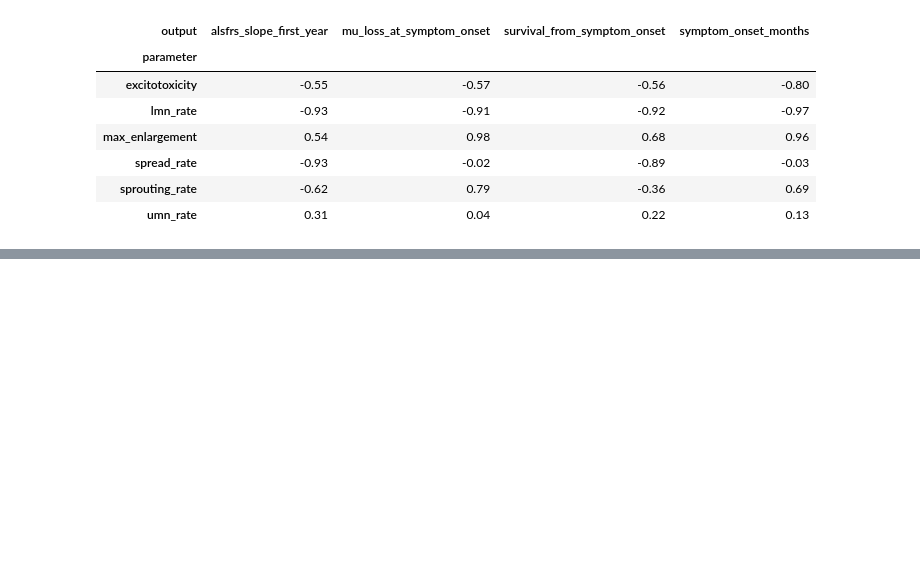
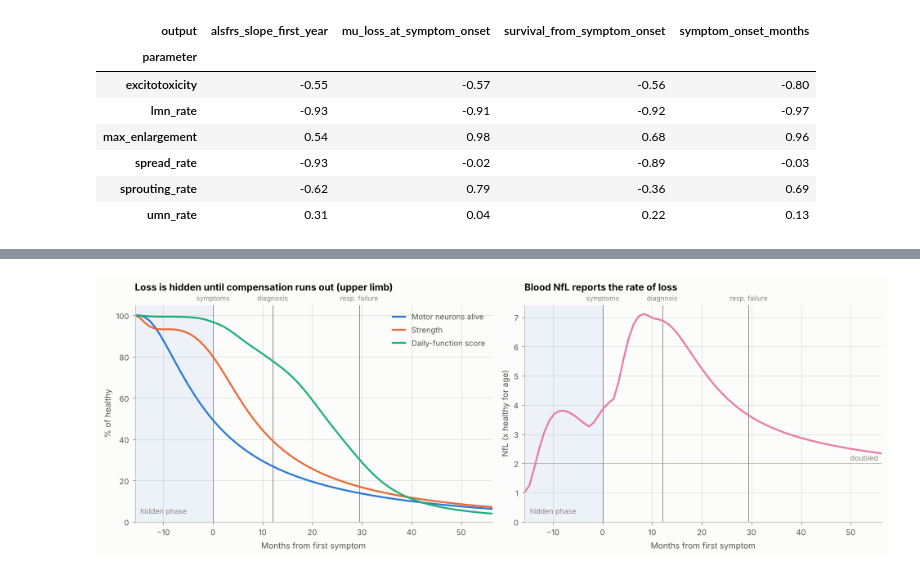
Before and after one commit to ProudStone-576/als-motor-unit-simulator, a Jupyter notebook: examples/tutorial.ipynb, the cells around one changed output, grey strips where cells are left out. Cells and saved outputs as stored; diff of their text form; code cells hidden in the pictures; blank space fills up the shorter version.

```diff
--- a/examples/tutorial.ipynb
+++ b/examples/tutorial.ipynb
@@ -199,0 +205,5 @@ Reinnervation capacity (`max_enlargement`) almost entirely decides how many unit
+# %%
+from mndsim import hidden_phase as hp
+plotting.plot_hidden_phase(res);
+# %% [output]
+[figure, added]
```
Also changed, not shown: parts of 11 cells of this notebook, 34 other files.
